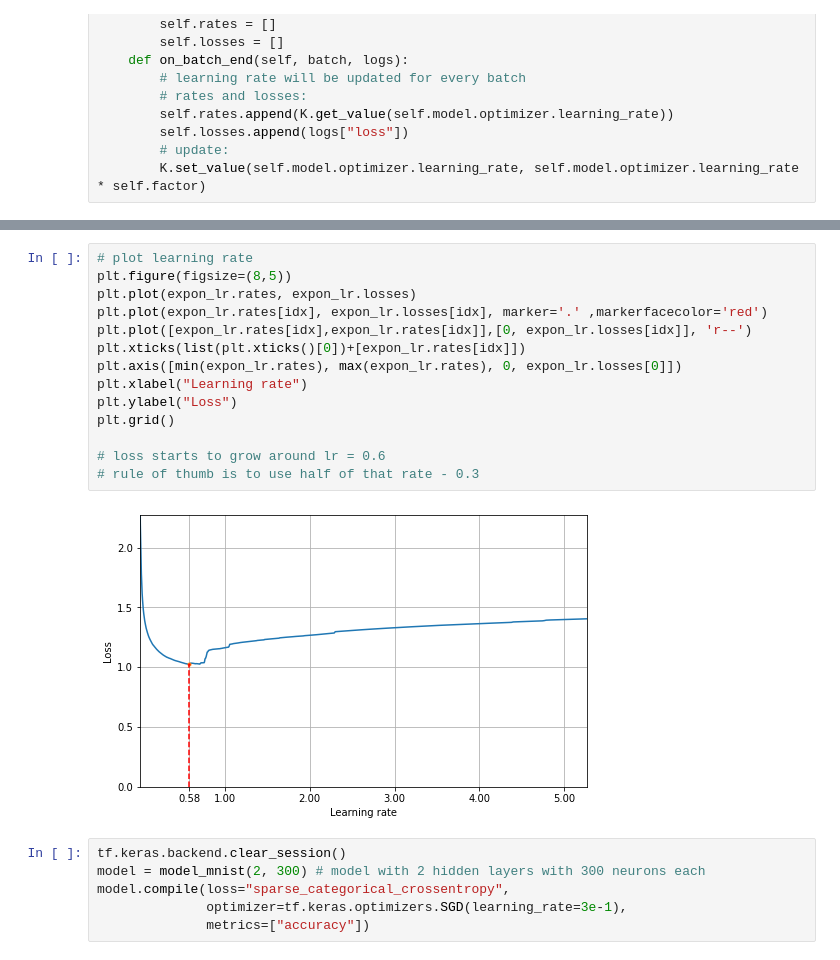
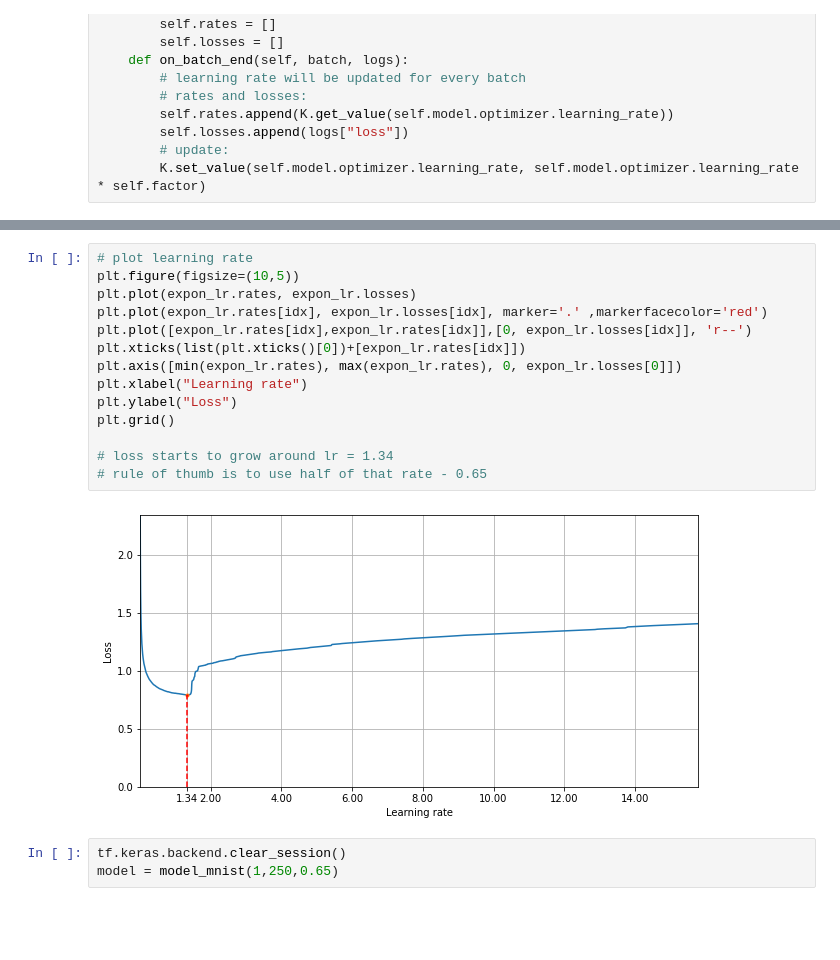
Before and after one commit to NataliaMakiela/Machine-Learning, a Jupyter notebook: classification/neural_mnist.ipynb, the cells around one changed output, grey strips where cells are left out. Drawn from its saved outputs; the diff is of its cells as text; blank space fills up the shorter version.

Commit message:
finishing neural_mnist

```diff
--- a/classification/neural_mnist.ipynb
+++ b/classification/neural_mnist.ipynb
@@ -147,22 +160,19 @@ expon_lr.rates[idx]
 # %%
 # plot learning rate
-plt.figure(figsize=(8,5))
+plt.figure(figsize=(10,5))
 plt.plot(expon_lr.rates, expon_lr.losses)
 plt.plot(expon_lr.rates[idx], expon_lr.losses[idx], marker='.' ,markerfacecolor='red')
 plt.plot([expon_lr.rates[idx],expon_lr.rates[idx]],[0, expon_lr.losses[idx]], 'r--')
 plt.xticks(list(plt.xticks()[0])+[expon_lr.rates[idx]])
 plt.axis([min(expon_lr.rates), max(expon_lr.rates), 0, expon_lr.losses[0]])
 plt.xlabel("Learning rate")
 plt.ylabel("Loss")
 plt.grid()
 
-# loss starts to grow around lr = 0.6
-# rule of thumb is to use half of that rate - 0.3
+# loss starts to grow around lr = 1.34
+# rule of thumb is to use half of that rate - 0.65
 # %% [output]
-[figure, old version]
+[figure, new version]
-# %%
-tf.keras.backend.clear_session()
-model = model_mnist(2, 300) # model with 2 hidden layers with 300 neurons each
-model.compile(loss="sparse_categorical_crossentropy",
-              optimizer=tf.keras.optimizers.SGD(learning_rate=3e-1),
-              metrics=["accuracy"])
+# %%
+tf.keras.backend.clear_session()
+model = model_mnist(1,250,0.65)
```
Also changed, not shown: parts of 12 cells of this notebook, 1 other file.
